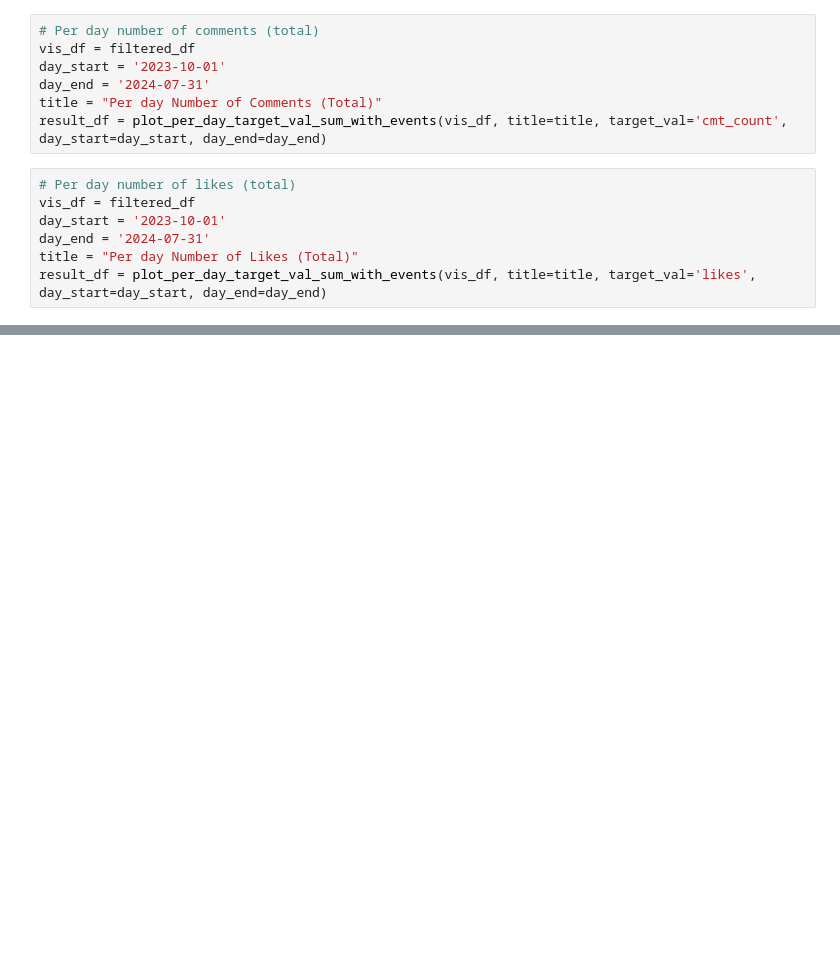
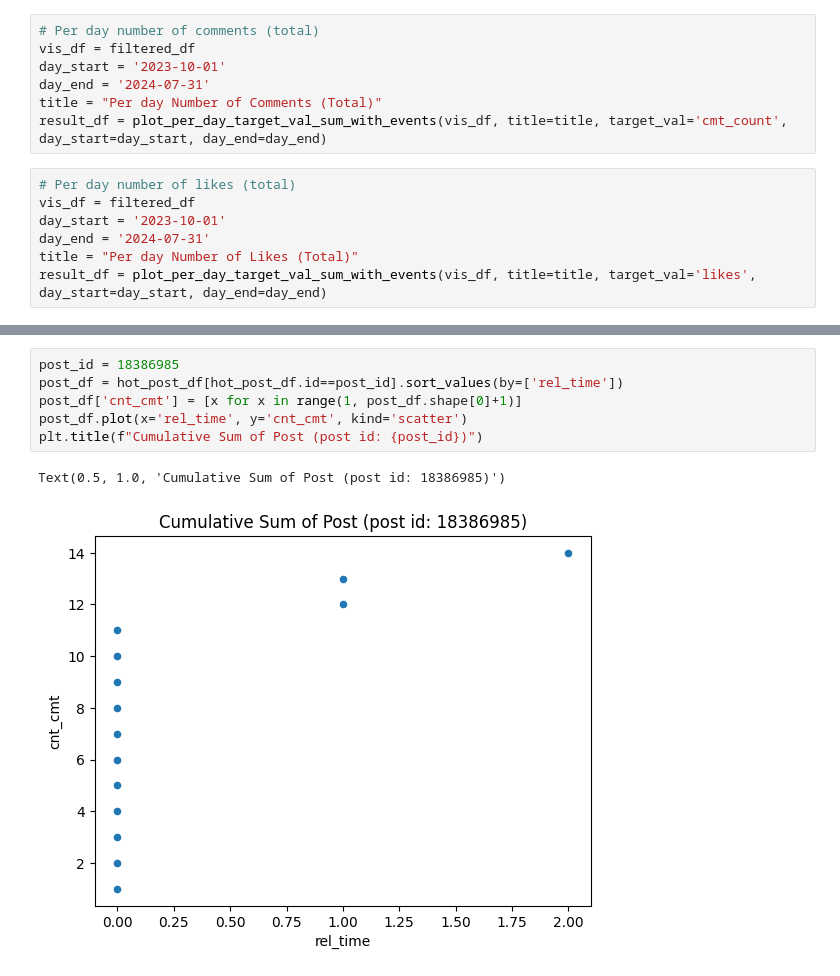
Before and after one commit to softeerbootcamp4th/Team3-NarockIsAlsoRock-DE, a Jupyter notebook: EDA/gu/code/EDA_아이오닉_누수.ipynb, the cells around one changed output, grey strips where cells are left out. Saved outputs shown, nothing was run; the diff lists cells and outputs as text; blank space fills up the shorter version.

```diff
--- a/EDA/gu/code/EDA_아이오닉_누수.ipynb
+++ b/EDA/gu/code/EDA_아이오닉_누수.ipynb
@@ -101,0 +167,9 @@ a = filtered_df[filtered_df['created_day'] =='2024-06-05']
+# %%
+post_id = 18386985
+post_df = hot_post_df[hot_post_df.id==post_id].sort_values(by=['rel_time'])
+post_df['cnt_cmt'] = [x for x in range(1, post_df.shape[0]+1)]
+post_df.plot(x='rel_time', y='cnt_cmt', kind='scatter')
+plt.title(f"Cumulative Sum of Post (post id: {post_id})")
+# %% [output]
+Text(0.5, 1.0, 'Cumulative Sum of Post (post id: 18386985)')
+[figure, added]
```
Also changed, not shown: parts of 8 cells of this notebook, 2 other files.
